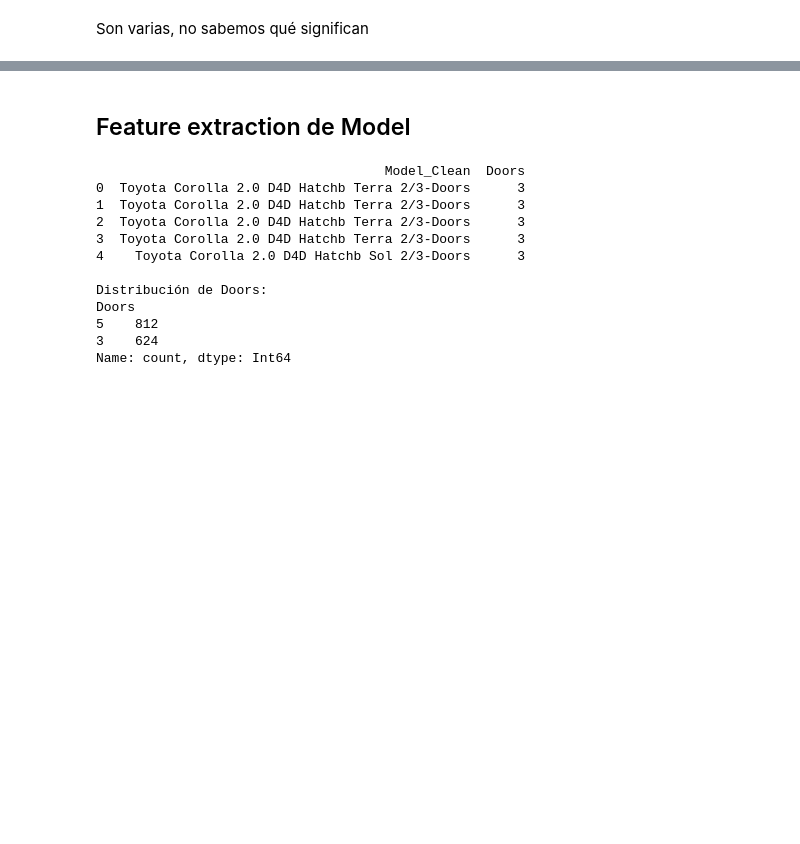
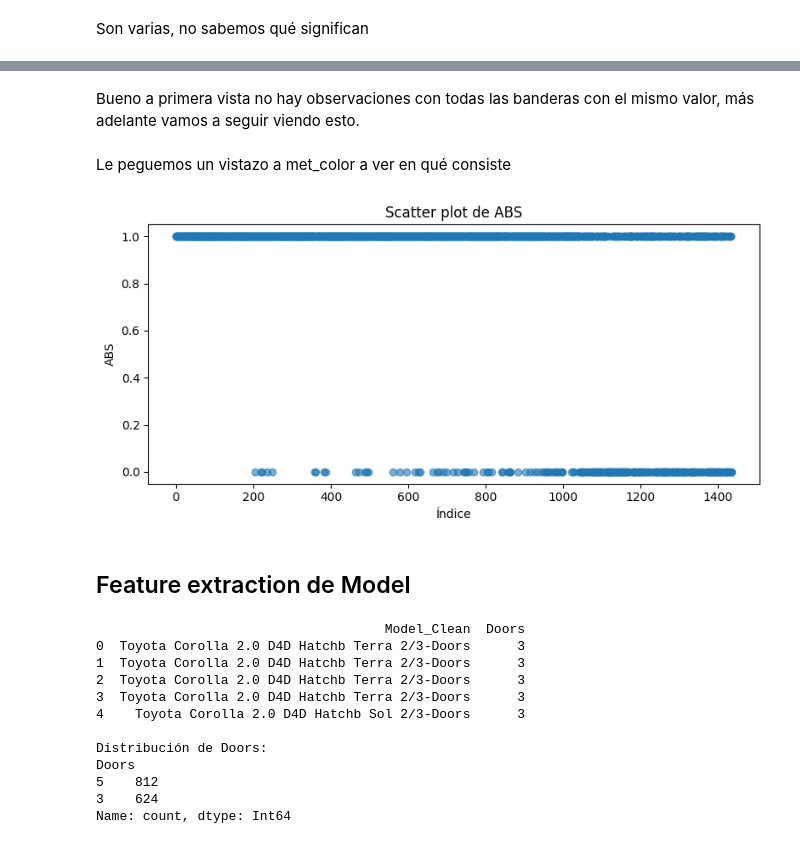
Before and after one commit to alvarotoledo01/parcial_toyotaCorolla, a Jupyter notebook: clean_data.ipynb, the cells around one changed output, grey strips where cells are left out. Drawn from its saved outputs; the diff is of its cells as text; code cells hidden in the pictures; blank space fills up the shorter version.

```diff
--- a/clean_data.ipynb
+++ b/clean_data.ipynb
@@ -117,14 +39,3 @@ df.head(15)
 Vamos viendo que **ID** es un identificador incremental, nos sirve poco y nada realmente. **Cylinders** es constante, su max y su min son 4, no varía. Hay muchas columnas bandera para indicar equipamiento, algo vamos a tener que hacer con eso.
 # %% [markdown]
 Hacemos un histograma para estar features que nos llamaron la atención
-# %%
-selected_features = ["Cylinders", "Id"]
-
-for feature in selected_features:
-    plt.figure(figsize=(8, 4))
-    df[feature].hist(bins=30)
-    plt.title(f"Histograma de {feature}")
-    plt.xlabel(feature)
-    plt.ylabel("Frecuencia")
-    plt.tight_layout()
-    plt.show()
@@ -134,3 +42,11 @@ for feature in selected_features:
+# %%
+from utils import histogram
+
+
+selected_features = ["Cylinders", "Id"]
+
+for feature in selected_features:
+    histogram(df[feature])
 # %% [markdown]
 Efectivamente, no nos sirven en absoluto
 # %% [markdown]
@@ -157,0 +275,4 @@ re pateao
+# %% [markdown]
+Bueno a primera vista no hay observaciones con todas las banderas con el mismo valor, más adelante vamos a seguir viendo esto.
+# %% [markdown]
+Le peguemos un vistazo a met_color a ver en qué consiste
@@ -158,2 +293,17 @@ re pateao
+# %%
+# 1. Define aquí tu lista de columnas para el scatterplot
+selected_features = ["ABS"]
+
+# 2. Recorre cada feature y dibuja su scatterplot (índice vs. valor)
+for feature in selected_features:
+    plt.figure(figsize=(8, 4))
+    plt.scatter(df.index, df[feature], alpha=0.6)  # dispersion sin ordenar
+    plt.title(f"Scatter plot de {feature}")
+    plt.xlabel("Índice")
+    plt.ylabel(feature)
+    plt.tight_layout()
+    plt.show()
+# %% [output]
+[figure, added]
 # %% [markdown]
 ## Feature extraction de Model
```
Also changed, not shown: parts of 43 cells of this notebook, 1 other file.
